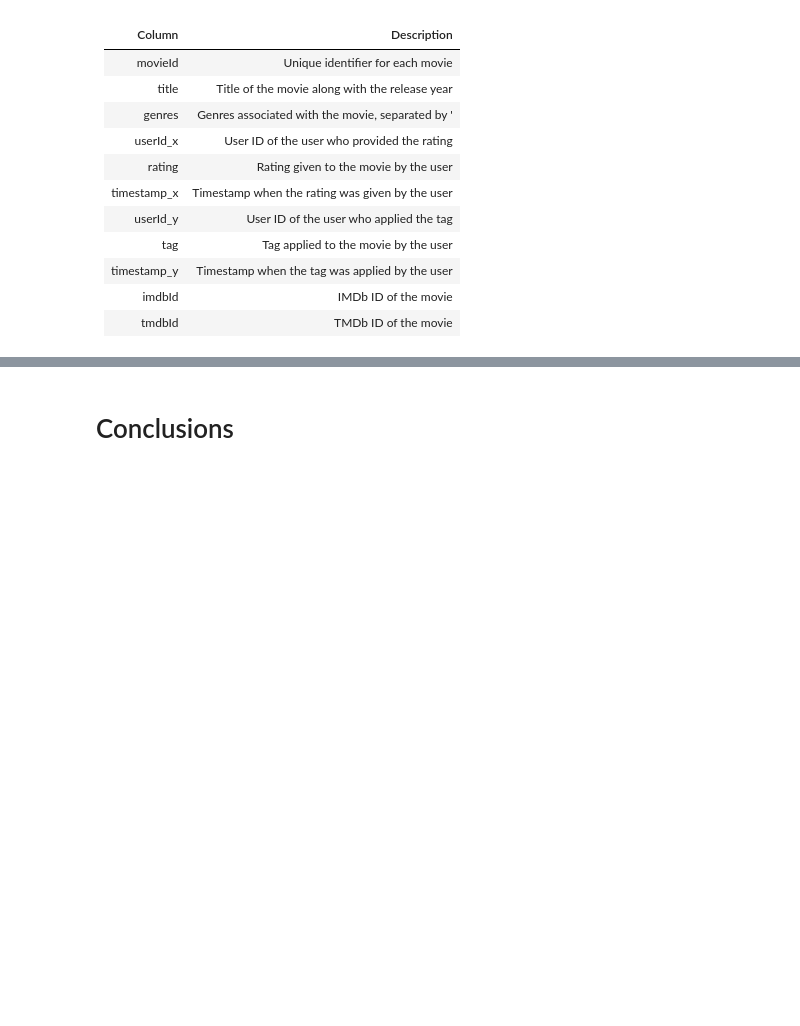
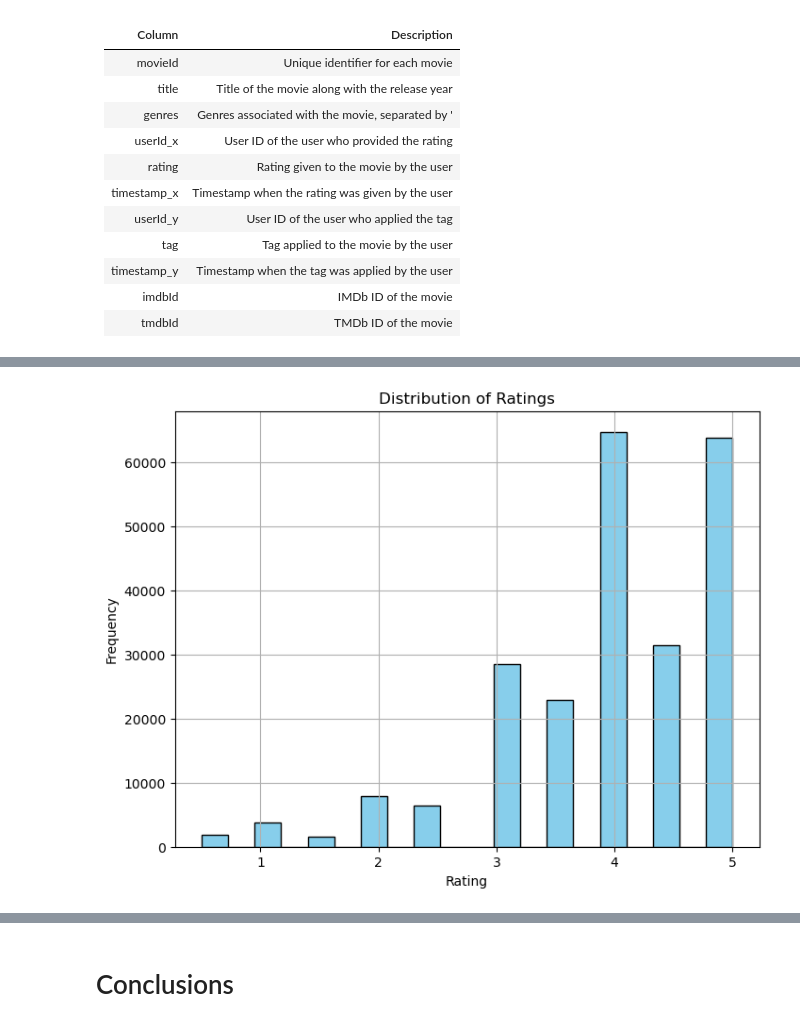
Before and after one commit to jguzzo522/movierec, a Jupyter notebook: movierecnotebook.ipynb, the cells around one changed output, grey strips where cells are left out. Saved outputs shown, nothing was run; the diff lists cells and outputs as text; code cells hidden in the pictures; blank space fills up the shorter version.

```diff
--- a/movierecnotebook.ipynb
+++ b/movierecnotebook.ipynb
@@ -79,0 +346,13 @@ print(merged_df.head())
+# %%
+# Load the remaining datasets
+links_df = pd.read_csv(file_paths['links'])
+tags_df = pd.read_csv(file_paths['tags'])
+
+# Merge tags dataset
+merged_df = pd.merge(merged_df, tags_df, on='movieId', how='left')
+
+# Display the first few rows of the updated merged DataFrame
+print("Updated Merged DataFrame:\n", merged_df.head())
+
+# Check for any missing values after merging
+print("\nMissing Values in Merged DataFrame:\n", merged_df.isnull().sum())
@@ -834,0 +411,16 @@ NameError: name 'hhg' is not defined
+# %%
+# Before handling missing values
+num_rows_before_handling = merged_df.shape[0]
+
+# Handling missing values
+# Fill missing values in the 'tag' column with 'Unknown'
+merged_df['tag'].fillna('Unknown', inplace=True)
+# Drop rows with missing values in 'userId_y' and 'timestamp_y' columns
+merged_df.dropna(subset=['userId_y', 'timestamp_y'], inplace=True)
+
+# After handling missing values
+num_rows_after_handling = merged_df.shape[0]
+
+# Print the number of rows before and after handling missing values
+print("Number of Rows Before Handling Missing Values:", num_rows_before_handling)
+print("Number of Rows After Handling Missing Values:", num_rows_after_handling)
@@ -834,0 +458,13 @@ NameError: name 'hhg' is not defined
+# %%
+import matplotlib.pyplot as plt
+
+# Histogram of Ratings
+plt.figure(figsize=(8, 6))
+plt.hist(merged_df['rating'], bins=20, color='skyblue', edgecolor='black')
+plt.title('Distribution of Ratings')
+plt.xlabel('Rating')
+plt.ylabel('Frequency')
+plt.grid(True)
+plt.show()
+# %% [output]
+[figure, added]
```
Also changed, not shown: parts of 107 cells of this notebook.
